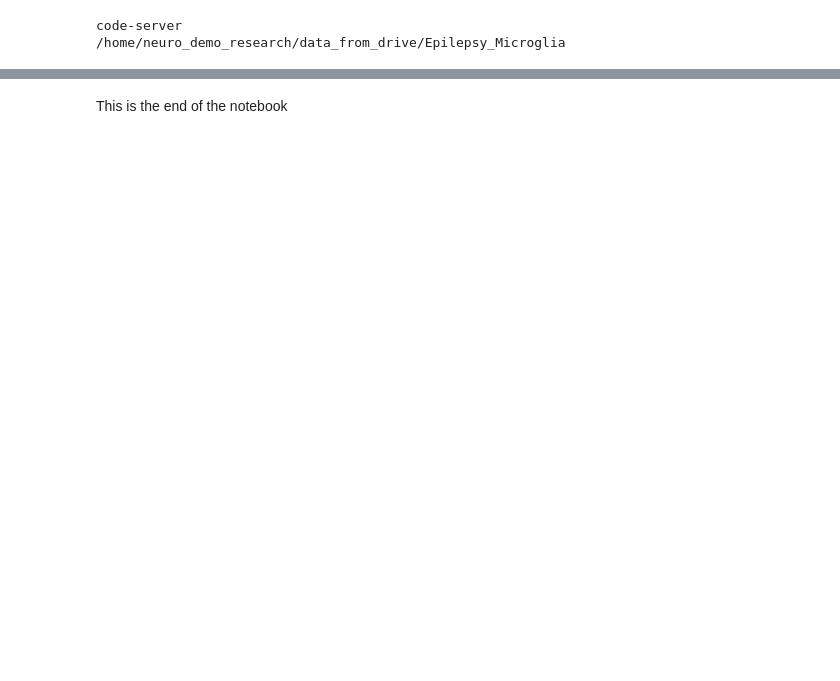
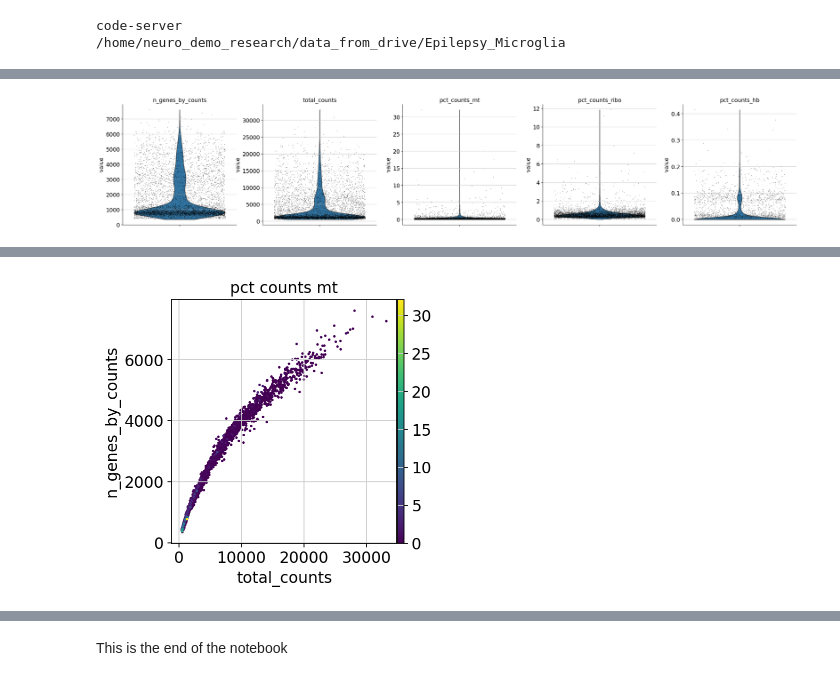
Before and after one commit to Unsogoodday/Epilepsy_Microglia, a Jupyter notebook: notebooks/2. preprocess.ipynb, the cells around one changed output, grey strips where cells are left out. Cells and saved outputs as stored; diff of their text form; code cells hidden in the pictures; blank space fills up the shorter version.

```diff
--- a/notebooks/2. preprocess.ipynb
+++ b/notebooks/2. preprocess.ipynb
@@ -65,0 +67,9 @@ adata.write(processed_dir / f"{dataset}_{TODAY}.h5ad")
+# %%
+import glob
+import scanpy as sc
+
+adatas = []
+for f in raw_dir.glob("*.fixed.h5ad"):
+    adata = sc.read_h5ad(f)
+    print(f)
+    adatas.append(adata)
@@ -65,0 +103,2 @@ adata.write(processed_dir / f"{dataset}_{TODAY}.h5ad")
+# %%
+adata = adatas[1]
@@ -71,28 +124,10 @@ adata.var_names
 sc_annotate_mygene(adata, "__old_id__")
 # %%
 # qc
-from sc_preprocess import sc_annotate_mygene
-from sc_preprocess import sc_add_mt_ribo_hb_qc, sc_plot_qc_mt_rb_hb
-from sc_preprocess import sc_build_qc_mask, sc_apply_qc_mask, sc_plot_qc_distributions
+from src.scanpy_utils.qc import sc_add_mt_ribo_hb_qc, sc_plot_qc_mt_rb_hb
+from src.scanpy_utils.qc import sc_build_qc_mask, sc_apply_qc_mask, sc_plot_qc_distributions
 import scanpy as sc
-
-genes_threshold = 3
-n_mad = 3
-mt_threshold = 20
-rb_threshold = 80
-hb_threshold = 10
 
 adata = sc_add_mt_ribo_hb_qc(adata, copy=True)
 sc_plot_qc_mt_rb_hb(adata, dataset, TODAY)
-
-# filter cells with n_mad rule
-qc_mask = sc_build_qc_mask(adata, n_mad, mt_threshold, rb_threshold, hb_threshold)
-
-# check plot
-sc_plot_qc_distributions(adata, qc_mask, bins=100)
-
-# apply mask
-adata = sc_apply_qc_mask(adata, qc_mask, copy=True)
-
-# filter genes
-sc.pp.filter_genes(adata, min_cells=genes_threshold)
+# %% [output]
@@ -98,0 +135 @@ sc.pp.filter_genes(adata, min_cells=genes_threshold)
+[figure, added]
@@ -98,0 +137 @@ sc.pp.filter_genes(adata, min_cells=genes_threshold)
+[figure, added]
```
Also changed, not shown: parts of 15 cells of this notebook, 4 other files.
